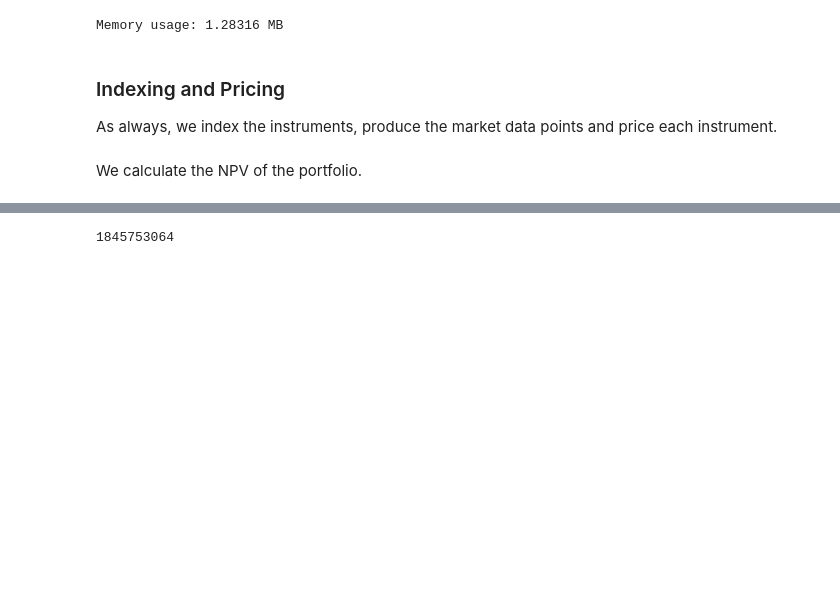
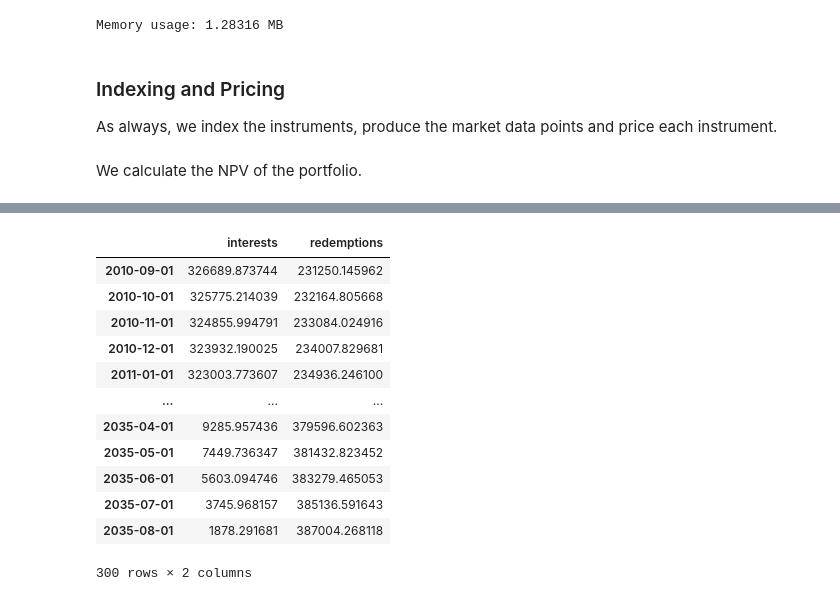
Before and after one commit to jmelo11/atlas, a Jupyter notebook: python/notebooks/mortagePortfolioExample.ipynb, the cells around one changed output, grey strips where cells are left out. Cells and saved outputs as stored; diff of their text form; code cells hidden in the pictures; blank space fills up the shorter version.

```diff
--- a/python/notebooks/mortagePortfolioExample.ipynb
+++ b/python/notebooks/mortagePortfolioExample.ipynb
@@ -24,13 +27,10 @@ rates = []
 dates = []
 startRate = 0.01
 for i in range(40):
-    rate = Atlas.Dual(startRate + random.random()*0.01)
-    tape.registerInput(rate) # we need to register the input to the tape for later use
+    rate =startRate + random.random()*0.01
     rates.append(rate)
     t.append(i*dt)
     dates.append(evalDate + int(i*180))
-
-tape.newRecording() # start recording, for later use
 
 # define curve
 curveDayCounter = Atlas.Actual360()
@@ -58,7 +58,7 @@ def generateInstruments(numInstruments):
         endDate = Atlas.Date(1, Atlas.August, endYear)
 
         # Create the instrument with random parameters
-        rateValue = Atlas.Dual(random.uniform(0.01, 0.1))
+        rateValue = random.uniform(0.01, 0.1)
         dayCounter = Atlas.Thirty360()
         compounding = Atlas.Compounded
         frequency = Atlas.Annual
@@ -84,10 +84,11 @@ Memory usage: 1.28316 MB
 As always, we index the instruments, produce the market data points and price each instrument.
 # %%
 #indexing
-indexer = Atlas.Indexer()
+indexer = Visitors.IndexingVisitor()
 for inst in instruments:
     indexer.visit(inst)
-request = indexer.request()
+
+request = indexer.getResults()
 
 #market data simulation
 model = Atlas.SpotMarketDataModel(request, store)
@@ -95,13 +96,11 @@ marketData = model.marketData(evalDate)
 # %% [markdown]
 We calculate the NPV of the portfolio.
 # %%
-npv = Atlas.Dual(0.0)
-tape.registerOutput(npv)
-npvCalculator = Atlas.NPVCalculator(marketData)
+npvCalculator = Visitors.NPVConstVisitor(marketData)
 
 for inst in instruments:
     npvCalculator.visit(inst)
 
-npv = npvCalculator.results()
+npv = npvCalculator.getResults()
 print("NPV: ", npv)
 # %% [output]
@@ -128,4 +108,21 @@ df.T
-# %%
-tape.getMemory()
-# %% [output]
-1845753064
+# %%
+cashflowsVisitor = Visitors.InstrumentCashflowsConstVisitor()
+for inst in instruments:
+    cashflowsVisitor.visit(inst)
+
+cashflows = pd.DataFrame(cashflowsVisitor.getResults())
+cashflows
+# %% [output]
+|  | interests | redemptions |
+| 2010-09-01 | 326689.873744 | 231250.145962 |
+| 2010-10-01 | 325775.214039 | 232164.805668 |
+| 2010-11-01 | 324855.994791 | 233084.024916 |
+| 2010-12-01 | 323932.190025 | 234007.829681 |
+| 2011-01-01 | 323003.773607 | 234936.246100 |
+| ... | ... | ... |
+| 2035-04-01 | 9285.957436 | 379596.602363 |
+| 2035-05-01 | 7449.736347 | 381432.823452 |
+| 2035-06-01 | 5603.094746 | 383279.465053 |
+| 2035-07-01 | 3745.968157 | 385136.591643 |
+| 2035-08-01 | 1878.291681 | 387004.268118 |
+300 rows × 2 columns
```
Also changed, not shown: parts of 13 cells of this notebook, 4 other files.
